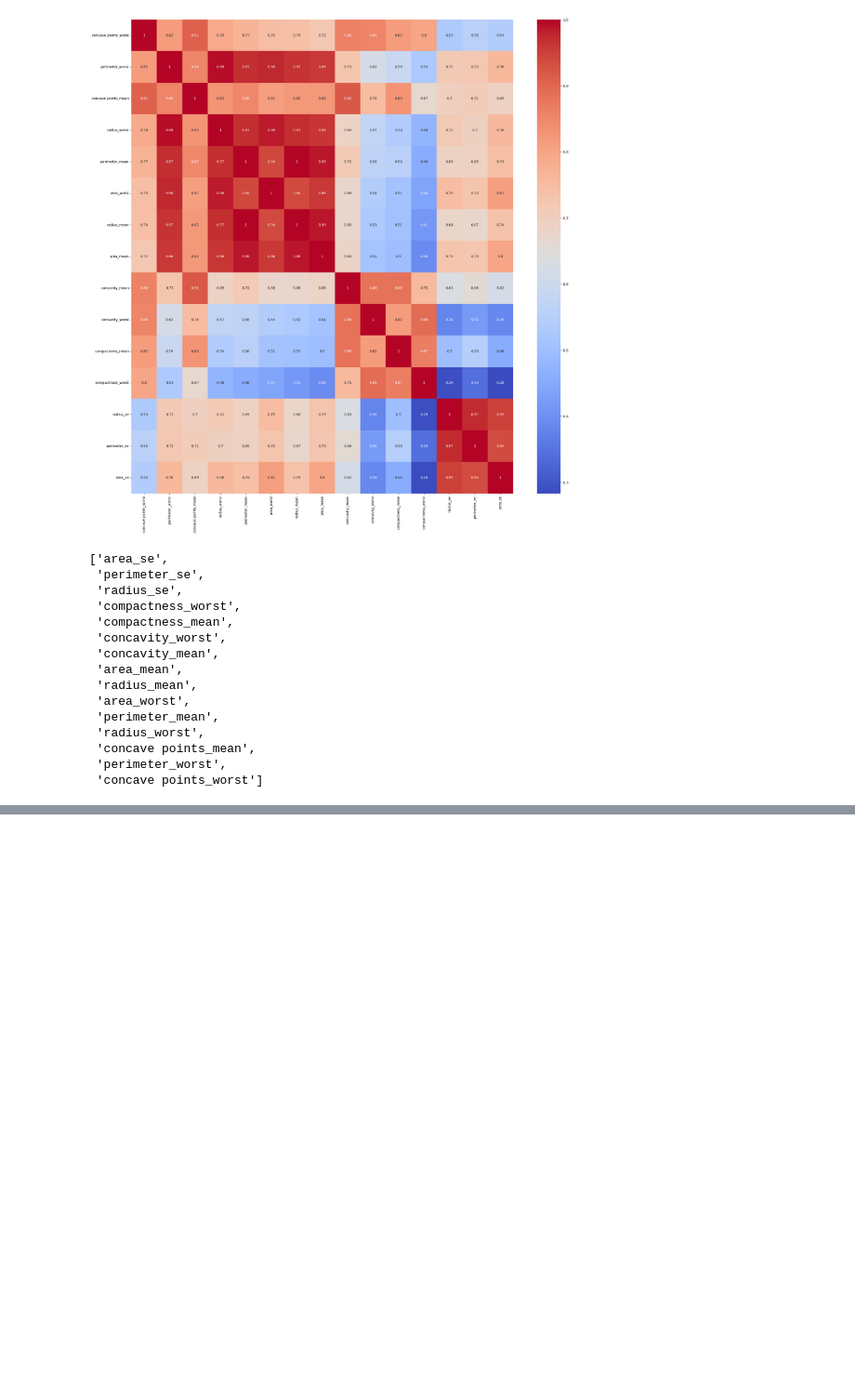
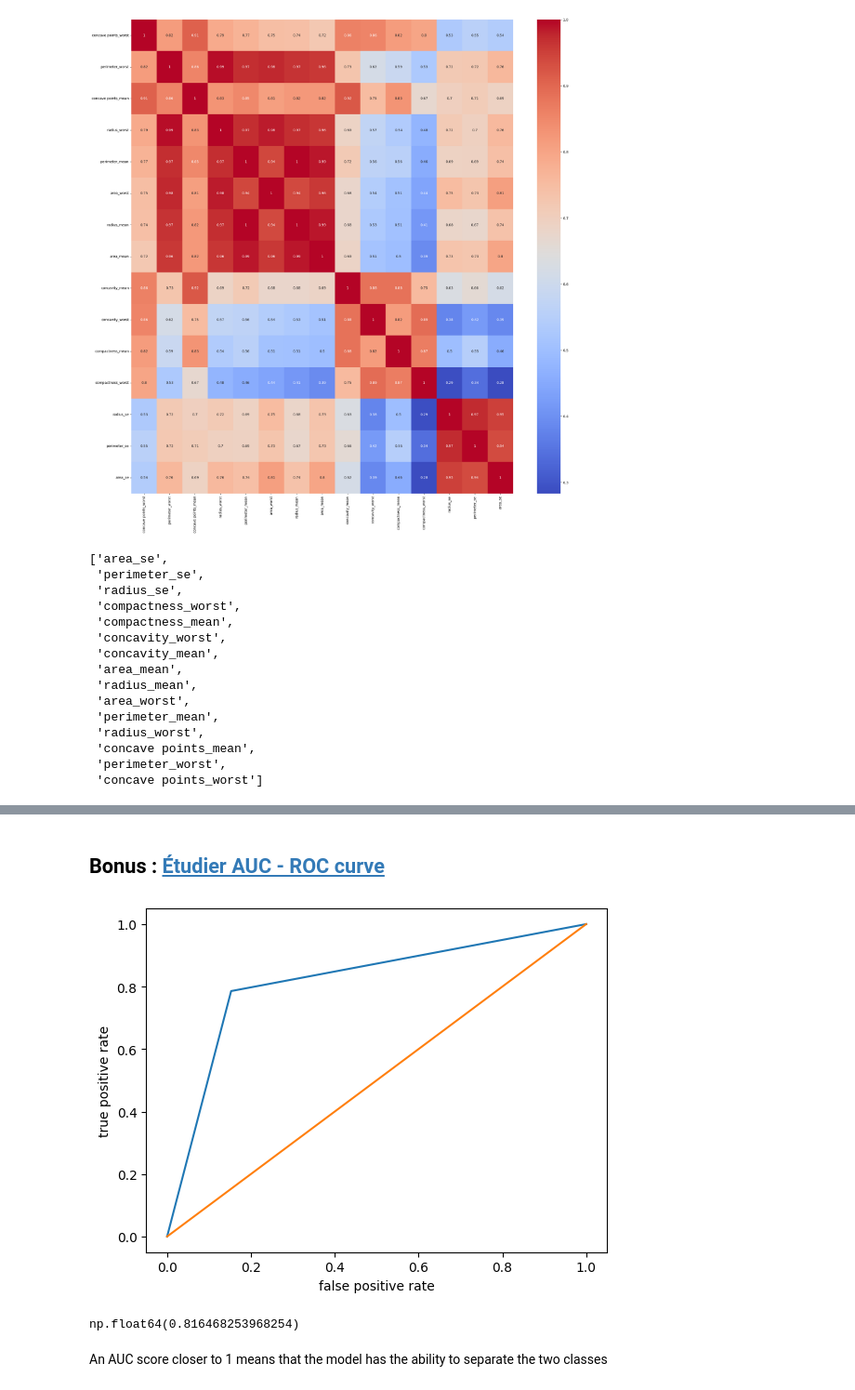
Before and after one commit to CSAADZIDI/ML_challenge_logistic_regression, a Jupyter notebook: breast_cancer_wisconsin.ipynb, the cells around one changed output, grey strips where cells are left out. Shown at 93% size. Drawn from its saved outputs; the diff is of its cells as text; code cells hidden in the pictures; blank space fills up the shorter version.

```diff
--- a/breast_cancer_wisconsin.ipynb
+++ b/breast_cancer_wisconsin.ipynb
@@ -327,0 +434,2 @@ for col in most_relevant_features_inversed:
+# %%
+X_train,X_test,y_train,y_test = train_test_split(X,y,stratify = y, test_size=0.2, random_state=12 )
@@ -327,0 +494,21 @@ for col in most_relevant_features_inversed:
+# %% [markdown]
+## Bonus : [Étudier AUC - ROC curve](https://www.w3schools.com/python/python_ml_auc_roc.asp)
+# %%
+from sklearn.metrics import roc_auc_score,roc_curve
+
+
+fpr,tpr,threshold = roc_curve(y_test,y_pred)
+plt.figure()
+plt.plot(fpr,tpr)
+plt.plot([0,1],[0,1])
+plt.xlabel("false positive rate")
+plt.ylabel("true positive rate")
+plt.show()
+# %% [output]
+[figure, added]
+# %%
+roc_auc_score(y_test,y_pred)
+# %% [output]
+np.float64(0.816468253968254)
+# %% [markdown]
+ An AUC score closer to 1 means that the model has the ability to separate the two classes
```
Also changed, not shown: parts of 47 cells of this notebook, 1 other file.
